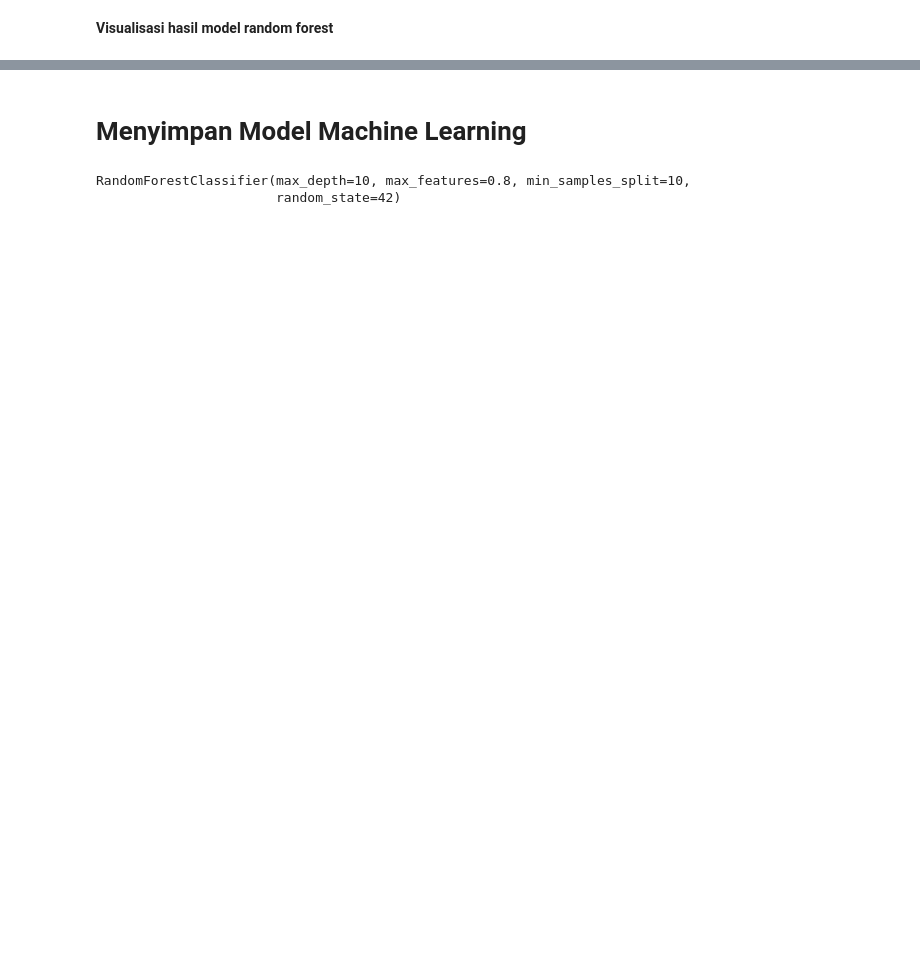
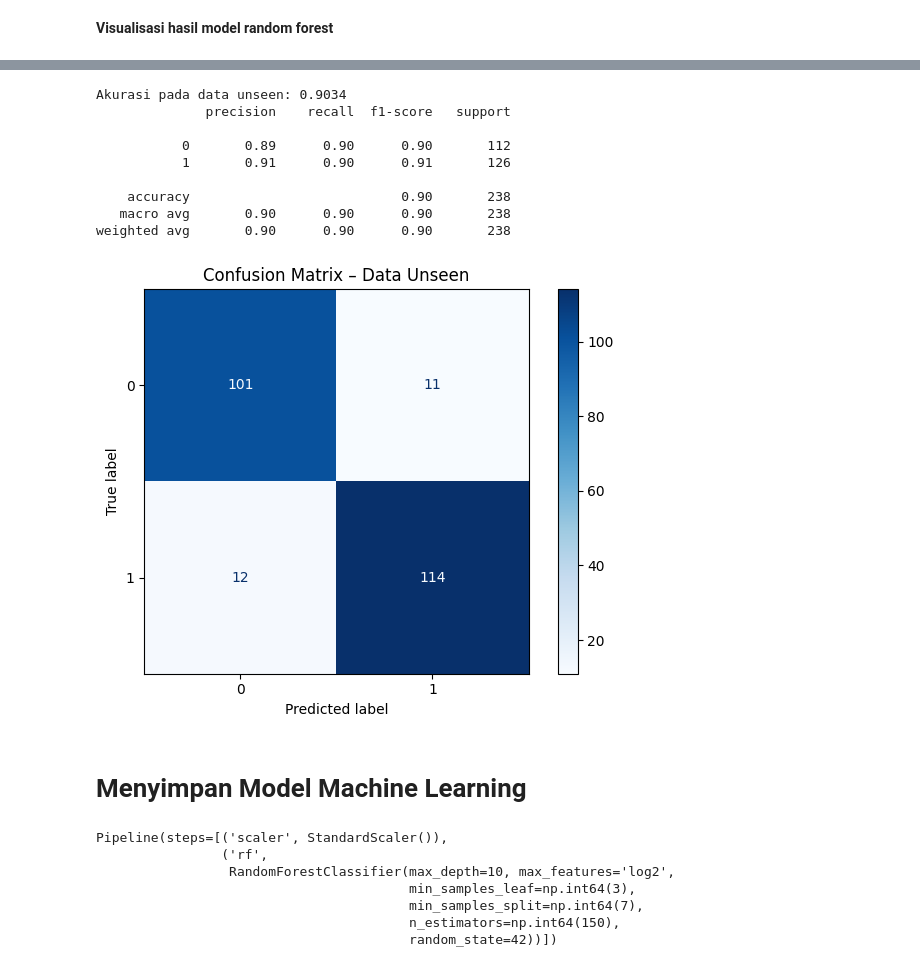
Before and after one commit to fiksdevploper/MachineLearning_Klasifikasi_PenyakitJantung, a Jupyter notebook: klasifikasi.ipynb, the cells around one changed output, grey strips where cells are left out. Drawn from its saved outputs; the diff is of its cells as text; code cells hidden in the pictures; blank space fills up the shorter version.

```diff
--- a/klasifikasi.ipynb
+++ b/klasifikasi.ipynb
@@ -403,0 +408,2 @@ plt.show()
+# %%
+X_full_train, X_unseen, y_full_train, y_unseen = train_test_split(X, y, test_size=0.2, stratify=y, random_state=42)
@@ -404,10 +415,44 @@ plt.show()
+# %%
+from sklearn.metrics import accuracy_score, classification_report, confusion_matrix, ConfusionMatrixDisplay
+
+# Prediksi
+y_pred_unseen = best_model.predict(X_unseen)
+
+# Akurasi
+acc_unseen = accuracy_score(y_unseen, y_pred_unseen)
+print(f"Akurasi pada data unseen: {acc_unseen:.4f}")
+
+# Laporan klasifikasi
+print(classification_report(y_unseen, y_pred_unseen))
+
+# Visualisasi confusion matrix
+ConfusionMatrixDisplay.from_predictions(y_unseen, y_pred_unseen, cmap='Blues')
+plt.title('Confusion Matrix – Data Unseen')
+plt.tight_layout()
+plt.show()
+# %% [output]
+Akurasi pada data unseen: 0.9034
+              precision    recall  f1-score   support
+
+           0       0.89      0.90      0.90       112
+           1       0.91      0.90      0.91       126
+
+    accuracy                           0.90       238
+   macro avg       0.90      0.90      0.90       238
+weighted avg       0.90      0.90      0.90       238
+[figure, added]
 # %% [markdown]
 # Menyimpan Model Machine Learning
 # %%
 # menyimpan model machine learning dengan joblib
 import joblib
-joblib.dump(model, 'model_heart_disease.joblib')
-joblib.load('model_heart_disease.joblib')
+joblib.dump(best_model, 'best_model.joblib')
+joblib.load('best_model.joblib')
 # %% [output]
-RandomForestClassifier(max_depth=10, max_features=0.8, min_samples_split=10,
-                       random_state=42)
+Pipeline(steps=[('scaler', StandardScaler()),
+                ('rf',
+                 RandomForestClassifier(max_depth=10, max_features='log2',
+                                        min_samples_leaf=np.int64(3),
+                                        min_samples_split=np.int64(7),
+                                        n_estimators=np.int64(150),
+                                        random_state=42))])
```
Also changed, not shown: parts of 17 cells of this notebook, 2 other files.
